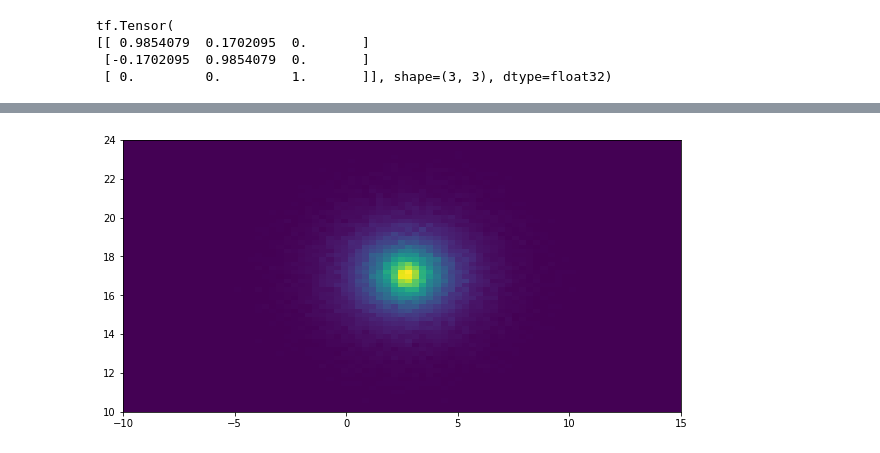
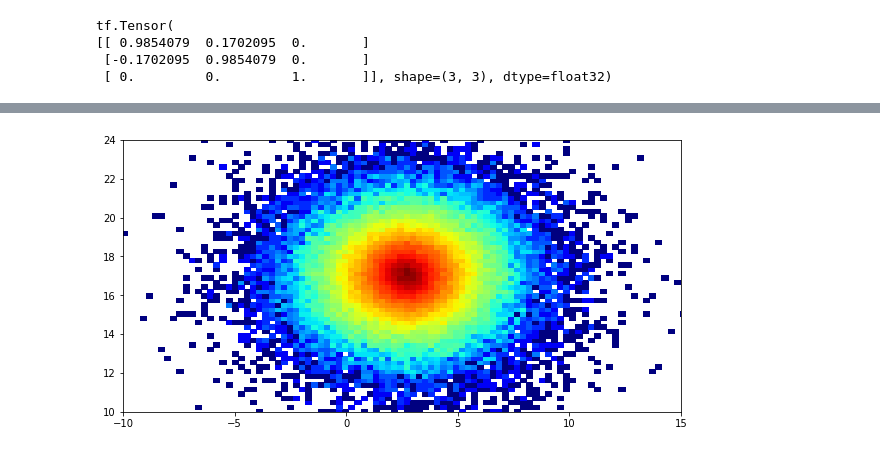
Before and after one commit to RogerMor/LMCpaper, a Jupyter notebook: LMC-disk-simul-TensorFlowvsNumpyBad.ipynb, the cells around one changed output, grey strips where cells are left out. Cells and saved outputs as stored; diff of their text form; code cells hidden in the pictures.

```diff
--- a/LMC-disk-simul-TensorFlowvsNumpyBad.ipynb
+++ b/LMC-disk-simul-TensorFlowvsNumpyBad.ipynb
@@ -1258,9 +1258,9 @@ y=xyz_geot[:,1]
 z=xyz_geot[:,2]
 # %%
 plt.figure(figsize=(10,5))
-plt.hist2d(x,y,100)
+plt.hist2d(x,y,100,cmap='jet',norm=LogNorm())
 plt.xlim(-10,15)
 plt.ylim(10,24)
 plt.show()
 # %% [output]
-[figure, old version]
+[figure, new version]
```
Also changed, not shown: parts of 7 cells of this notebook.
